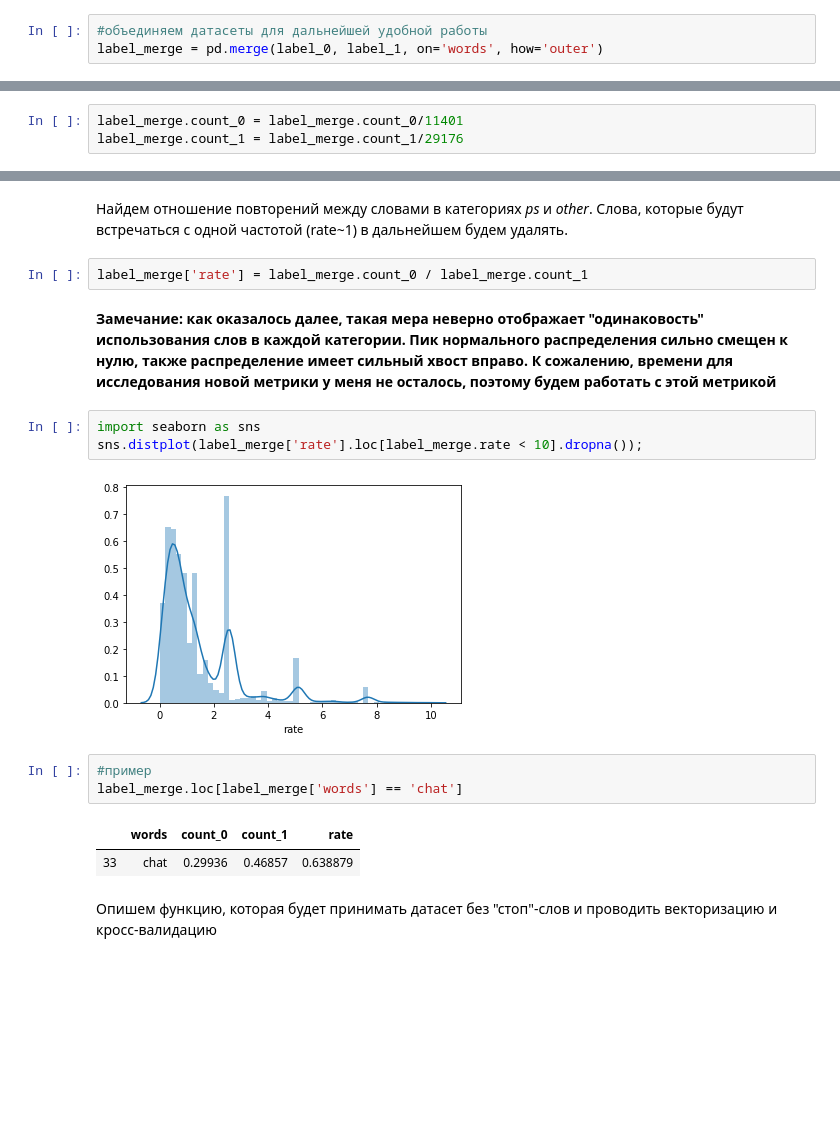
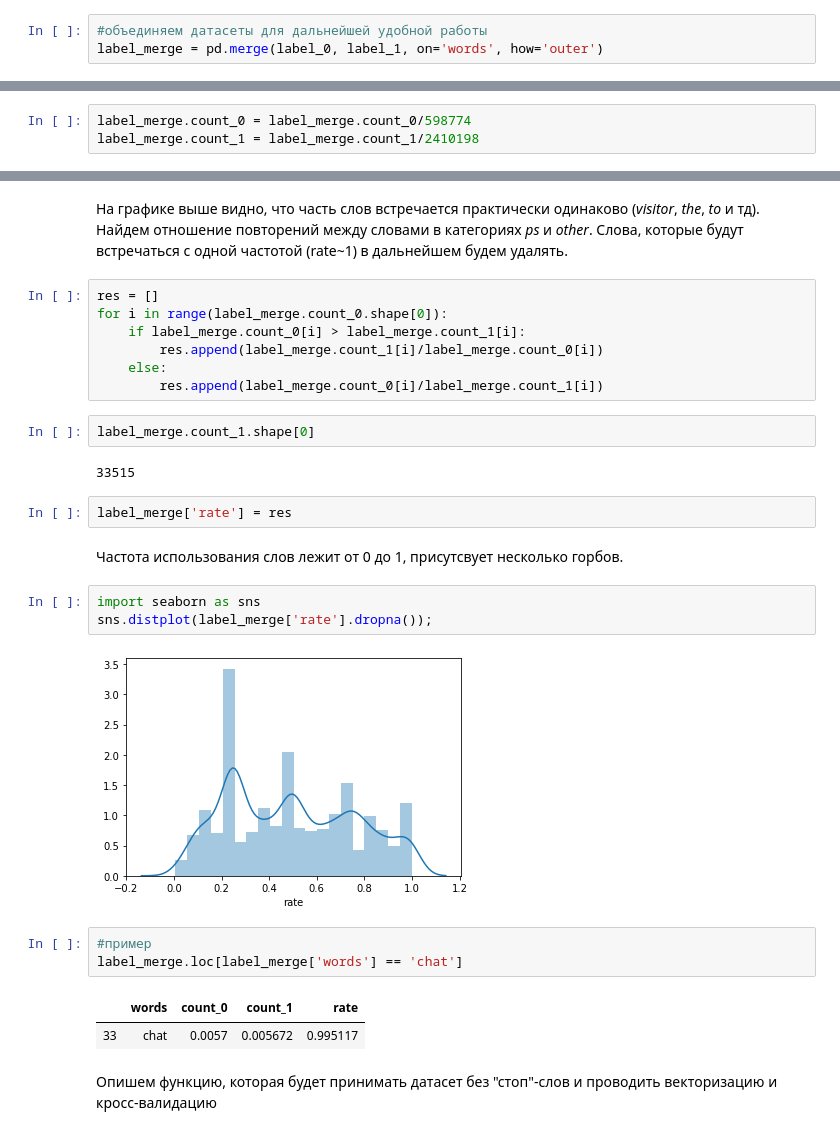
Before and after one commit to constfadeev/Summer_School, a Jupyter notebook: lesson 6/3_txt_classification Fadeev.ipynb, the cells around one changed output, grey strips where cells are left out. Drawn from its saved outputs; the diff is of its cells as text; blank space fills up the shorter version.

```diff
--- a/lesson 6/3_txt_classification Fadeev.ipynb
+++ b/lesson 6/3_txt_classification Fadeev.ipynb
@@ -283,6 +284,6 @@ label_merge = pd.merge(label_0, label_1, on='words', how='outer')
 # %%
-label_merge.count_0 = label_merge.count_0/11401
-label_merge.count_1 = label_merge.count_1/29176
+label_merge.count_0 = label_merge.count_0/598774
+label_merge.count_1 = label_merge.count_1/2410198
 # %%
 label_merge.head()
 # %% [output]
@@ -311,20 +312,31 @@ plt.show()
 # %% [markdown]
-Найдем отношение повторений между словами в категориях *ps* и *other*. Слова, которые будут встречаться с одной частотой (rate~1) в дальнейшем будем удалять.
+На графике выше видно, что часть слов встречается практически одинаково (*visitor*, *the*, *to* и тд). Найдем отношение повторений между словами в категориях *ps* и *other*. Слова, которые будут встречаться с одной частотой (rate~1) в дальнейшем будем удалять.
-# %%
-label_merge['rate'] = label_merge.count_0 / label_merge.count_1
-# %% [markdown]
-**Замечание: как оказалось далее, такая мера неверно отображает "одинаковость" использования слов в каждой категории. Пик нормального распределения сильно смещен к нулю, также распределение имеет сильный хвост вправо. К сожалению, времени для исследования новой метрики у меня не осталось, поэтому будем работать с этой метрикой**
+# %%
+res = []
+for i in range(label_merge.count_0.shape[0]):
+    if label_merge.count_0[i] > label_merge.count_1[i]:
+        res.append(label_merge.count_1[i]/label_merge.count_0[i])
+    else:
+        res.append(label_merge.count_0[i]/label_merge.count_1[i])
+# %%
+label_merge.count_1.shape[0]
+# %% [output]
+33515
+# %%
+label_merge['rate'] = res
+# %% [markdown]
+Частота использования слов лежит от 0 до 1, присутсвует несколько горбов.
 # %%
 import seaborn as sns
-sns.distplot(label_merge['rate'].loc[label_merge.rate < 10].dropna());
+sns.distplot(label_merge['rate'].dropna());
 # %% [output]
-[figure, old version]
+[figure, new version]
 # %%
 #пример
 label_merge.loc[label_merge['words'] == 'chat']
 # %% [output]
 |  | words | count_0 | count_1 | rate |
-| 33 | chat | 0.29936 | 0.46857 | 0.638879 |
+| 33 | chat | 0.0057 | 0.005672 | 0.995117 |
 # %% [markdown]
 Опишем функцию, которая будет принимать датасет без "стоп"-слов и проводить векторизацию и кросс-валидацию
 # %%
```
Also changed, not shown: parts of 15 cells of this notebook.
